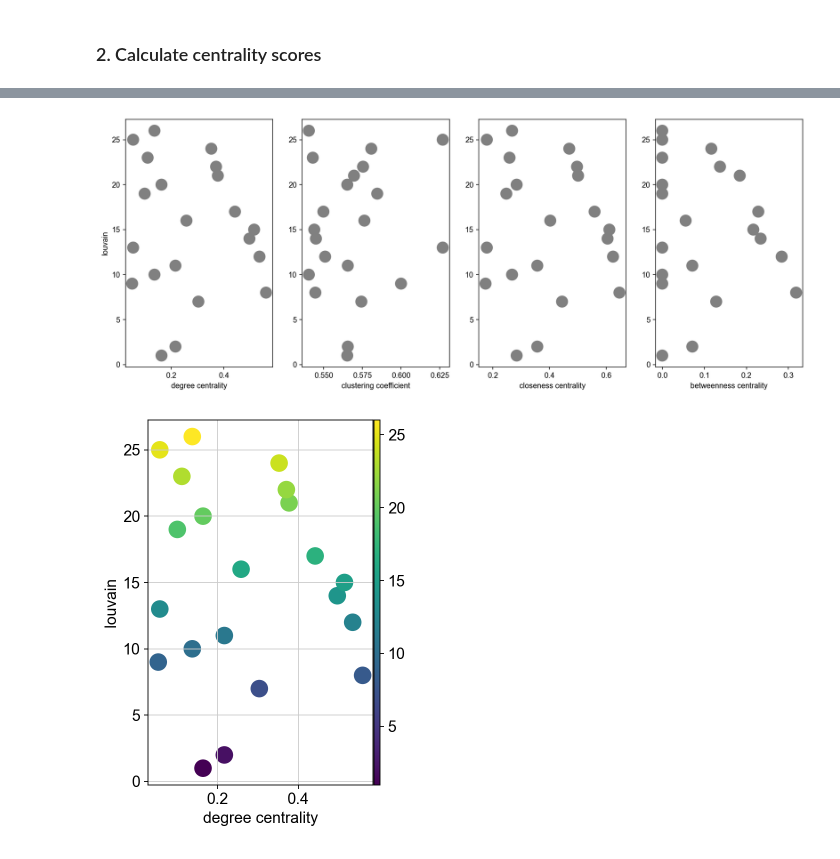
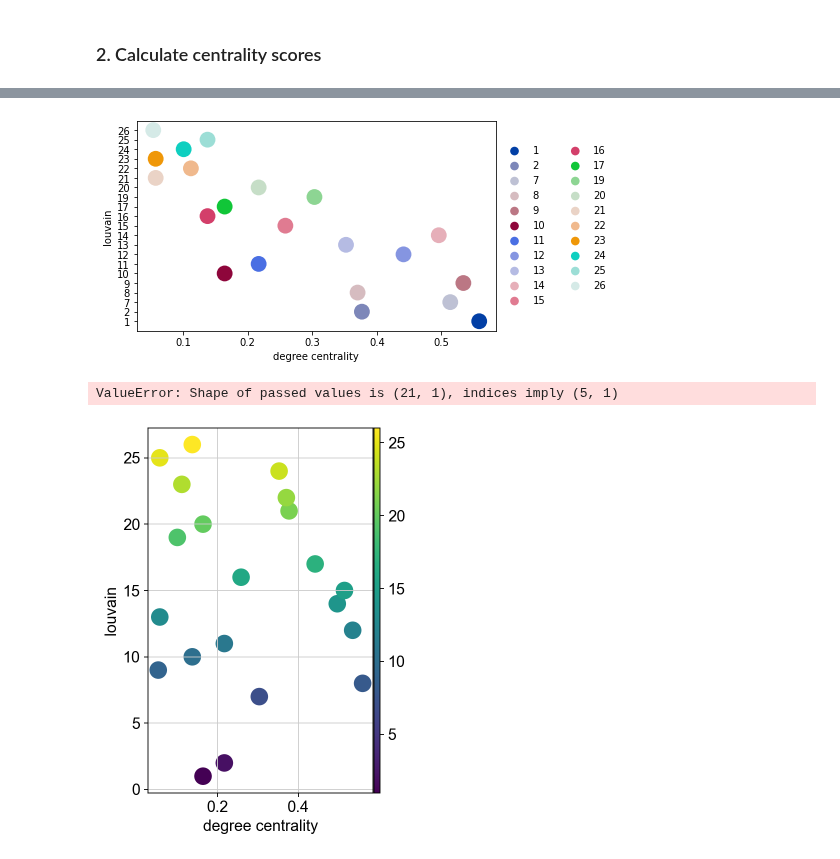
Before and after one commit to scverse/squidpy, a Jupyter notebook: notebooks/centrality_measures.ipynb, the cells around one changed output, grey strips where cells are left out. Saved outputs shown, nothing was run; the diff lists cells and outputs as text; code cells hidden in the pictures.

Commit message:
adjust plotting functionalities

```diff
--- a/notebooks/centrality_measures.ipynb
+++ b/notebooks/centrality_measures.ipynb
@@ -52,0 +55,6 @@ AnnData object with n_obs × n_vars = 281 × 10000
+# %%
+df = adata_svz_5.uns['louvain_centrality_scores']
+# %%
+from pandas import DataFrame
+import pandas as pd
+var = DataFrame(df.columns, columns=['louvain_centrality_scores'])
@@ -52,0 +64,8 @@ AnnData object with n_obs × n_vars = 281 × 10000
+# %%
+var["index"] = var['louvain_centrality_scores']
+var = var.set_index("index")
+
+cat = adata_svz_5.obs['louvain'].cat.categories.values.astype(str)
+idx = {'louvain': pd.Categorical(cat, categories=cat)}
+# %%
+ad = AnnData(X=np.array(df), obs=idx, var=var)
@@ -52,0 +92,4 @@ AnnData object with n_obs × n_vars = 281 × 10000
+# %%
+sc.pl.scatter(ad, x='degree centrality', y="louvain", color='louvain', size=1000, title="")
+# %% [output]
+[figure, added]
@@ -53,7 +99,7 @@ AnnData object with n_obs × n_vars = 281 × 10000
 # %%
-pl.centrality_scores(adata_svz_5)
+pl.centrality_scores(adata_svz_5, 'louvain')
 # %% [output]
-[figure, removed]
+ValueError: Shape of passed values is (21, 1), indices imply (5, 1)
 # %%
 pl.centrality_scores(adata_svz_5, selected_score='degree centrality')
 # %% [output]
```
Also changed, not shown: parts of 9 cells of this notebook, 2 other files.
